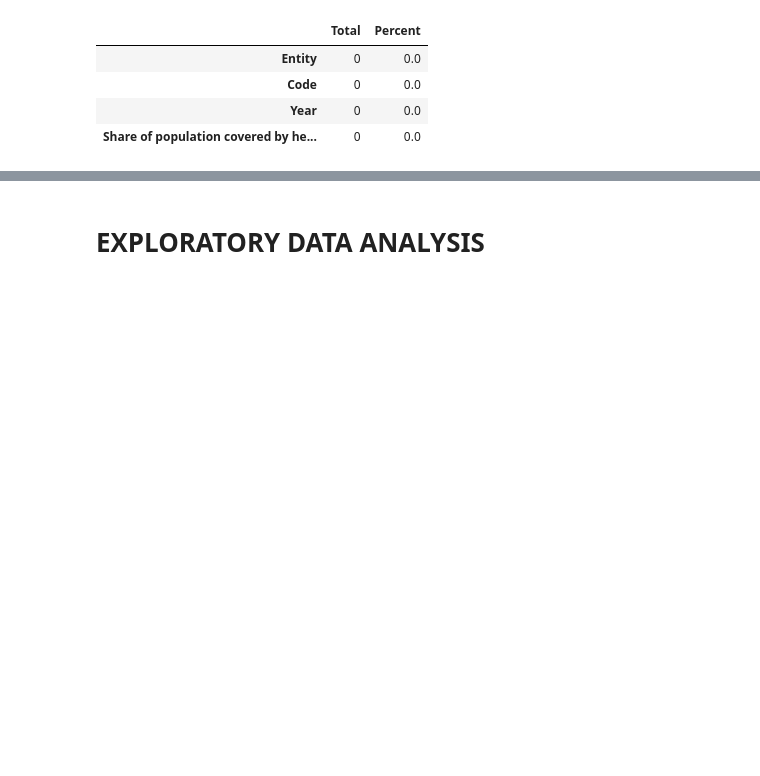
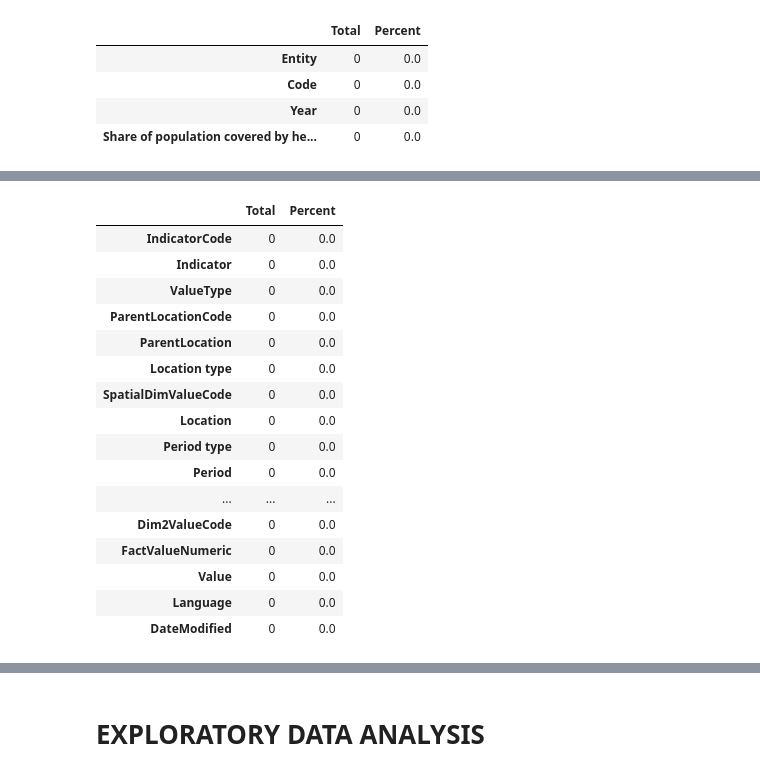
Before and after one commit to GeamXD/A-Case-Study-On-Child-And-Infant-Mortality, a Jupyter notebook: notebook.ipynb, the cells around one changed output, grey strips where cells are left out. Saved outputs shown, nothing was run; the diff lists cells and outputs as text; code cells hidden in the pictures; blank space fills up the shorter version.

```diff
--- a/notebook.ipynb
+++ b/notebook.ipynb
@@ -176,0 +545,37 @@ memory usage: 5.2+ KB
+# %%
+# Drop rows with missing values in the dataset
+cols_to_drop = ['DataSourceDimValueCode',
+                 'Dim3',
+                'DataSource',
+                 'Dim3 type',
+                 'Dim3ValueCode',
+                 'FactComments',
+                 'FactValueNumericHigh',
+                 'FactValueNumericHighPrefix',
+                 'FactValueNumericLow',
+                 'FactValueNumericLowPrefix',
+                 'FactValueNumericPrefix',
+                 'FactValueTranslationID',
+                 'FactValueUoM']
+# Drop the columns with missing values
+causes_of_death.drop(columns=cols_to_drop, inplace=True)
+# Check if the missing values have been removed
+hp.missing_data(causes_of_death)
+# %% [output]
+|  | Total | Percent |
+| IndicatorCode | 0 | 0.0 |
+| Indicator | 0 | 0.0 |
+| ValueType | 0 | 0.0 |
+| ParentLocationCode | 0 | 0.0 |
+| ParentLocation | 0 | 0.0 |
+| Location type | 0 | 0.0 |
+| SpatialDimValueCode | 0 | 0.0 |
+| Location | 0 | 0.0 |
+| Period type | 0 | 0.0 |
+| Period | 0 | 0.0 |
+| ... | ... | ... |
+| Dim2ValueCode | 0 | 0.0 |
+| FactValueNumeric | 0 | 0.0 |
+| Value | 0 | 0.0 |
+| Language | 0 | 0.0 |
+| DateModified | 0 | 0.0 |
```
Also changed, not shown: parts of 40 cells of this notebook, 1 other file.
